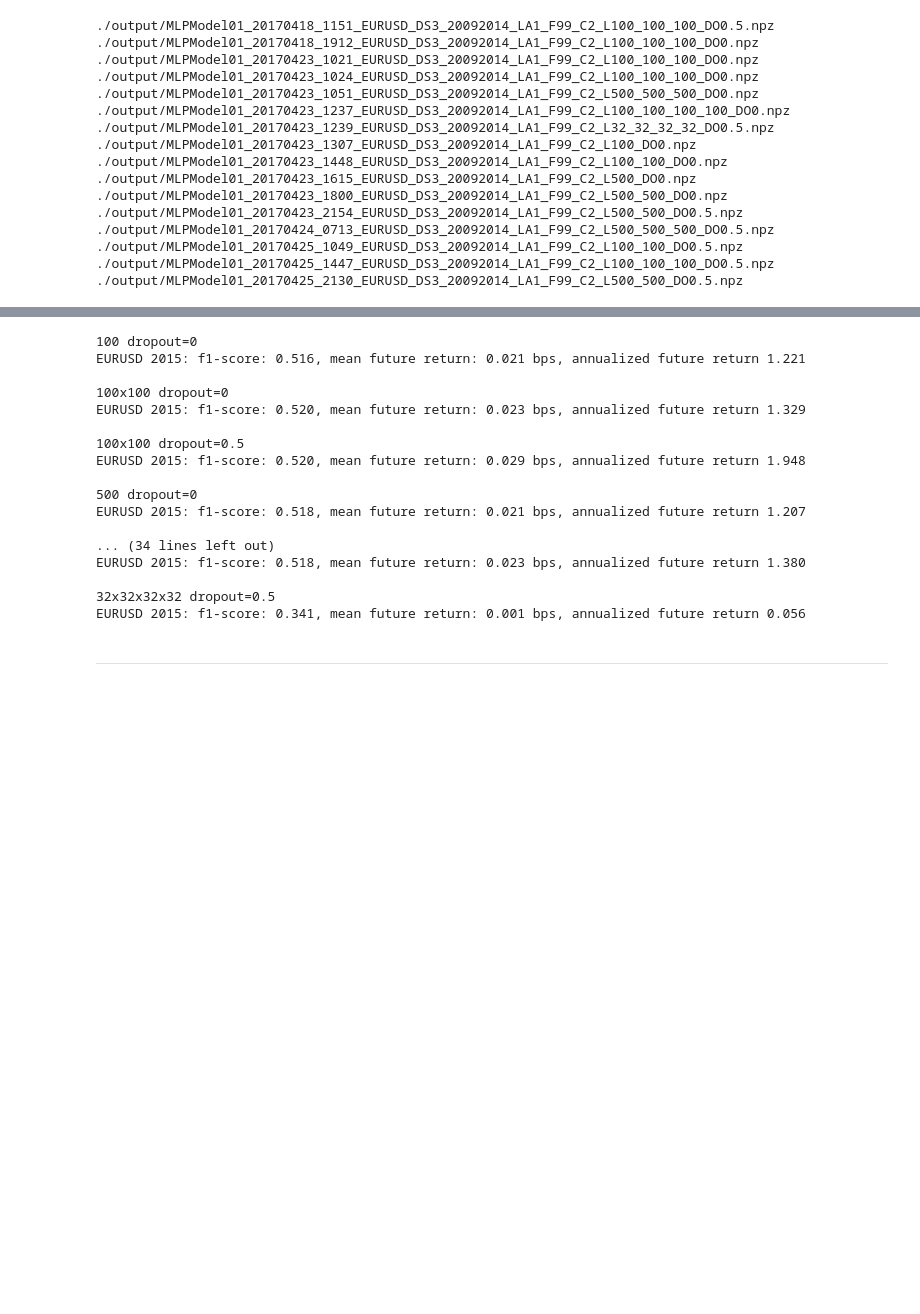
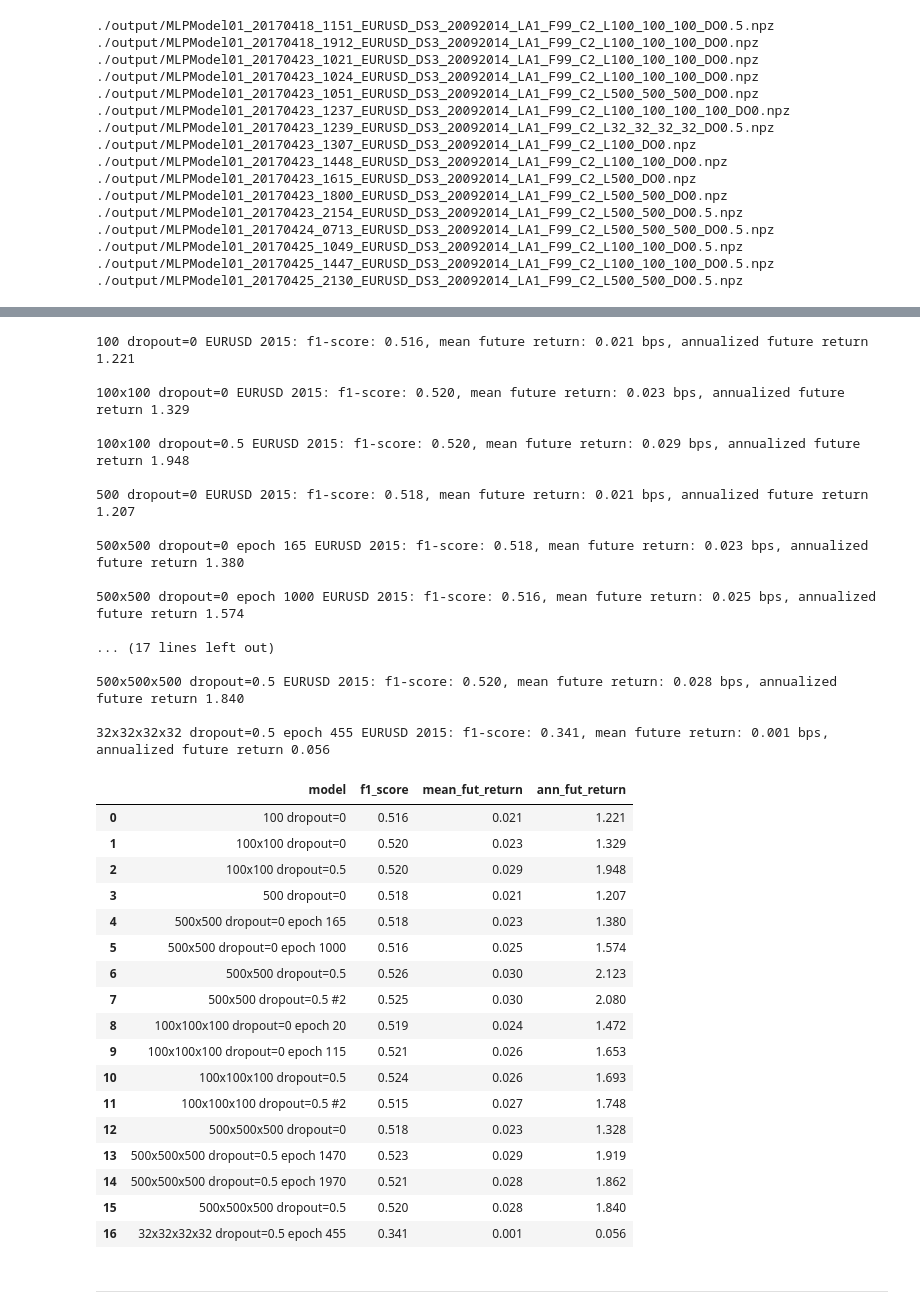
Before and after one commit to andrewwilson/mlnd_capstone, a Jupyter notebook: LoadAndEvaluateModel.ipynb, the cells around one changed output, grey strips where cells are left out. Drawn from its saved outputs; the diff is of its cells as text; code cells hidden in the pictures; blank space fills up the shorter version.

Commit message:
report updates

```diff
--- a/LoadAndEvaluateModel.ipynb
+++ b/LoadAndEvaluateModel.ipynb
@@ -27,23 +27,24 @@ def model_name_from_weights_file(wf):
     return "-".join(wf[9:-5].split('-')[:-2])
 
 
-def report_performance(model_details,
-                       X_test, Y_test, prices_test, title,
+def report_performance(model_details, X_test, Y_test, prices_test, dataset_name,
                        learning_curve=False, ylims=(0.68,0.70), **kwargs):
 
     name, weight_file = model_details
+    title = name + " " + dataset_name
     weight_file = './output/' + weight_file
     model = keras.models.load_model(weight_file)
 
 
     Y_test_pred = model.predict(X_test.as_matrix(), batch_size=1024)
-    print name
-    metrics.performance_report(title,  prices_test,  lookahead, Y_test, Y_test_pred, **kwargs)
+
+    metrics_map = metrics.performance_report(title,  prices_test,  lookahead, Y_test, Y_test_pred, **kwargs)
+    metrics_map['model'] = name
     if learning_curve:
         pc = model01.ProgressCallback.load(model_name_from_weights_file(weight_file))
         plot_learning_curve(pc, name, ylims)
 
-    return model
+    return model, metrics_map
 # %%
 !ls ./output/MLPModel01_*EURUSD*.npz*
 # %% [output]
@@ -69,18 +70,18 @@ BEST_MODELS = [
     ['100x100 dropout=0','MLPModel01_20170423_1448_EURUSD_DS3_20092014_LA1_F99_C2_L100_100_DO0-1000-0.6928.hdf5'],
     ['100x100 dropout=0.5','MLPModel01_20170425_1049_EURUSD_DS3_20092014_LA1_F99_C2_L100_100_DO0.5-1000-0.6919.hdf5'],
     ['500 dropout=0','MLPModel01_20170423_1615_EURUSD_DS3_20092014_LA1_F99_C2_L500_DO0-1000-0.6949.hdf5'],
+    ['500x500 dropout=0 epoch 165', 'MLPModel01_20170423_1800_EURUSD_DS3_20092014_LA1_F99_C2_L500_500_DO0-165-0.6954.hdf5'],
     ['500x500 dropout=0 epoch 1000', 'MLPModel01_20170423_1800_EURUSD_DS3_20092014_LA1_F99_C2_L500_500_DO0-1000-0.7095.hdf5'],
     ['500x500 dropout=0.5','MLPModel01_20170423_2154_EURUSD_DS3_20092014_LA1_F99_C2_L500_500_DO0.5-1000-0.6914.hdf5'],
     ['500x500 dropout=0.5 #2','MLPModel01_20170425_2130_EURUSD_DS3_20092014_LA1_F99_C2_L500_500_DO0.5-1000-0.6910.hdf5'],
+    ['100x100x100 dropout=0 epoch 20',  'MLPModel01_20170418_1912_EURUSD_DS3_20092014_LA1_F99_C2_L100_100_100_DO0-020-0.6932.hdf5'],
+    ['100x100x100 dropout=0 epoch 115', 'MLPModel01_20170418_1912_EURUSD_DS3_20092014_LA1_F99_C2_L100_100_100_DO0-115-0.6934.hdf5'],
     ['100x100x100 dropout=0.5', 'MLPModel01_20170418_1151_EURUSD_DS3_20092014_LA1_F99_C2_L100_100_100_DO0.5-1005-0.6913.hdf5'],
     ['100x100x100 dropout=0.5 #2', 'MLPModel01_20170425_1447_EURUSD_DS3_20092014_LA1_F99_C2_L100_100_100_DO0.5-1000-0.6920.hdf5'],
     ['500x500x500 dropout=0',   'MLPModel01_20170423_1051_EURUSD_DS3_20092014_LA1_F99_C2_L500_500_500_DO0-015-0.6941.hdf5'],
-    ['500x500x500 dropout=0.5', 'MLPModel01_20170424_0713_EURUSD_DS3_20092014_LA1_F99_C2_L500_500_500_DO0.5-2000-0.6913.hdf5'],
     ['500x500x500 dropout=0.5 epoch 1470', 'MLPModel01_20170424_0713_EURUSD_DS3_20092014_LA1_F99_C2_L500_500_500_DO0.5-1470-0.6912.hdf5'],
     ['500x500x500 dropout=0.5 epoch 1970', 'MLPModel01_20170424_0713_EURUSD_DS3_20092014_LA1_F99_C2_L500_500_500_DO0.5-1970-0.6912.hdf5'],
-    ['100x100x100 dropout=0 epoch 20',  'MLPModel01_20170418_1912_EURUSD_DS3_20092014_LA1_F99_C2_L100_100_100_DO0-020-0.6932.hdf5'],
-    ['100x100x100 dropout=0 epoch 115', 'MLPModel01_20170418_1912_EURUSD_DS3_20092014_LA1_F99_C2_L100_100_100_DO0-115-0.6934.hdf5'],
-    ['500x500 dropout=0 epoch 165', 'MLPModel01_20170423_1800_EURUSD_DS3_20092014_LA1_F99_C2_L500_500_DO0-165-0.6954.hdf5'],
-    ['32x32x32x32 dropout=0.5', 'MLPModel01_20170423_1239_EURUSD_DS3_20092014_LA1_F99_C2_L32_32_32_32_DO0.5-455-0.6931.hdf5'],
+    ['500x500x500 dropout=0.5', 'MLPModel01_20170424_0713_EURUSD_DS3_20092014_LA1_F99_C2_L500_500_500_DO0.5-2000-0.6913.hdf5'],
+    ['32x32x32x32 dropout=0.5 epoch 455', 'MLPModel01_20170423_1239_EURUSD_DS3_20092014_LA1_F99_C2_L32_32_32_32_DO0.5-455-0.6931.hdf5'],
 ]
 # %%
@@ -100,4 +96,0 @@ BEST_MODELS[7][0]
-# %%
-for idx in [2,5,6,7,10]:
-    model = report_performance(BEST_MODELS[idx], X_test, Y_test, prices_test, test_title,
-                               learning_curve=False, cum_return_plot=False, histogram=False, heatmap=False)
@@ -115,26 +97,51 @@ EURUSD 2015: f1-score: 0.523, mean future return: 0.028 bps, annualized future r
 # %%
+summary = pd.DataFrame()
 model_indices = range(len(BEST_MODELS))
 for i in model_indices:
     print
-    report_performance(BEST_MODELS[i], X_test, Y_test, prices_test, test_title, learning_curve=False)
+    model, m = report_performance(BEST_MODELS[i], X_test, Y_test, prices_test, test_title, learning_curve=False)
+    summary = summary.append(pd.Series(m), ignore_index=True)
+
+summary['f1_score'] = summary['f1_score'].map('{:,.3f}'.format)
+summary['mean_fut_return'] = summary['mean_fut_return'].map('{:,.3f}'.format)
+summary['ann_fut_return'] = summary['ann_fut_return'].map('{:,.3f}'.format)
+summary[['model', 'f1_score', 'mean_fut_return', 'ann_fut_return']]
 # %% [output]
-100 dropout=0
-EURUSD 2015: f1-score: 0.516, mean future return: 0.021 bps, annualized future return 1.221
+100 dropout=0 EURUSD 2015: f1-score: 0.516, mean future return: 0.021 bps, annualized future return 1.221
 
-100x100 dropout=0
-EURUSD 2015: f1-score: 0.520, mean future return: 0.023 bps, annualized future return 1.329
+100x100 dropout=0 EURUSD 2015: f1-score: 0.520, mean future return: 0.023 bps, annualized future return 1.329
 
-100x100 dropout=0.5
-EURUSD 2015: f1-score: 0.520, mean future return: 0.029 bps, annualized future return 1.948
+100x100 dropout=0.5 EURUSD 2015: f1-score: 0.520, mean future return: 0.029 bps, annualized future return 1.948
 
-500 dropout=0
-EURUSD 2015: f1-score: 0.518, mean future return: 0.021 bps, annualized future return 1.207
+500 dropout=0 EURUSD 2015: f1-score: 0.518, mean future return: 0.021 bps, annualized future return 1.207
 
-... (34 lines left out)
-EURUSD 2015: f1-score: 0.518, mean future return: 0.023 bps, annualized future return 1.380
+500x500 dropout=0 epoch 165 EURUSD 2015: f1-score: 0.518, mean future return: 0.023 bps, annualized future return 1.380
 
-32x32x32x32 dropout=0.5
-EURUSD 2015: f1-score: 0.341, mean future return: 0.001 bps, annualized future return 0.056
+500x500 dropout=0 epoch 1000 EURUSD 2015: f1-score: 0.516, mean future return: 0.025 bps, annualized future return 1.574
+
+... (17 lines left out)
+
+500x500x500 dropout=0.5 EURUSD 2015: f1-score: 0.520, mean future return: 0.028 bps, annualized future return 1.840
+
+32x32x32x32 dropout=0.5 epoch 455 EURUSD 2015: f1-score: 0.341, mean future return: 0.001 bps, annualized future return 0.056
+|  | model | f1_score | mean_fut_return | ann_fut_return |
+| 0 | 100 dropout=0 | 0.516 | 0.021 | 1.221 |
+| 1 | 100x100 dropout=0 | 0.520 | 0.023 | 1.329 |
+| 2 | 100x100 dropout=0.5 | 0.520 | 0.029 | 1.948 |
+| 3 | 500 dropout=0 | 0.518 | 0.021 | 1.207 |
+| 4 | 500x500 dropout=0 epoch 165 | 0.518 | 0.023 | 1.380 |
+| 5 | 500x500 dropout=0 epoch 1000 | 0.516 | 0.025 | 1.574 |
+| 6 | 500x500 dropout=0.5 | 0.526 | 0.030 | 2.123 |
+| 7 | 500x500 dropout=0.5 #2 | 0.525 | 0.030 | 2.080 |
+| 8 | 100x100x100 dropout=0 epoch 20 | 0.519 | 0.024 | 1.472 |
+| 9 | 100x100x100 dropout=0 epoch 115 | 0.521 | 0.026 | 1.653 |
+| 10 | 100x100x100 dropout=0.5 | 0.524 | 0.026 | 1.693 |
+| 11 | 100x100x100 dropout=0.5 #2 | 0.515 | 0.027 | 1.748 |
+| 12 | 500x500x500 dropout=0 | 0.518 | 0.023 | 1.328 |
+| 13 | 500x500x500 dropout=0.5 epoch 1470 | 0.523 | 0.029 | 1.919 |
+| 14 | 500x500x500 dropout=0.5 epoch 1970 | 0.521 | 0.028 | 1.862 |
+| 15 | 500x500x500 dropout=0.5 | 0.520 | 0.028 | 1.840 |
+| 16 | 32x32x32x32 dropout=0.5 epoch 455 | 0.341 | 0.001 | 0.056 |
 # %% [markdown]
 ----------------
 # %%
```
Also changed, not shown: parts of 6 cells of this notebook, 2 other files.
